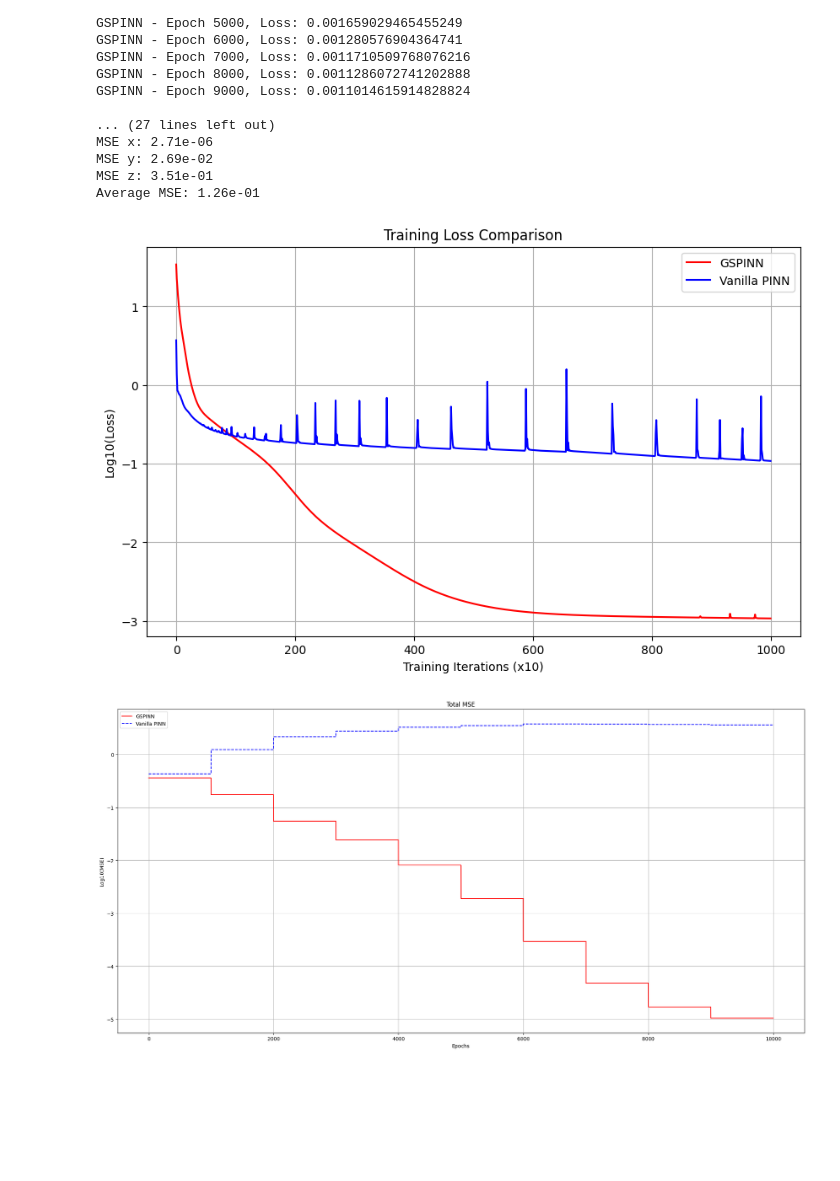
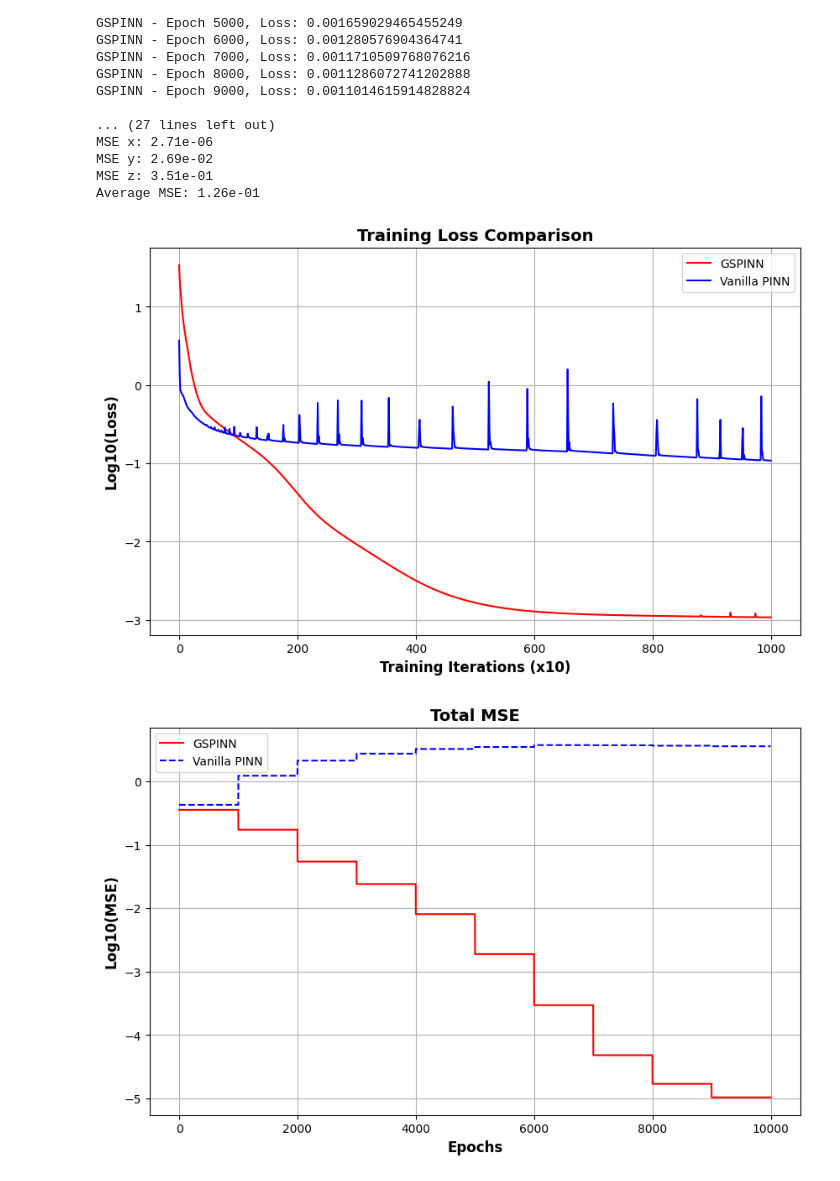
Before and after one commit to Hamid-Mofidi/PINNs_on_Multiple_timescale_dynamics, a Jupyter notebook: Traditional_Methods/vanilla-pinn-vs-gspinn.ipynb, the cells around one changed output. Cells and saved outputs as stored; diff of their text form; code cells hidden in the pictures; blank space fills up the shorter version.

```diff
--- a/Traditional_Methods/vanilla-pinn-vs-gspinn.ipynb
+++ b/Traditional_Methods/vanilla-pinn-vs-gspinn.ipynb
@@ -584,30 +584,27 @@ Average MSE: 1.26e-01
 # %%
 plt.figure(figsize=(10, 6))
 plt.plot(np.log10(loss_values_multiscale[::10]), 'r-', label='GSPINN')
 plt.plot(np.log10(loss_values_vanilla[::10]), 'b-', label='Vanilla PINN')
-plt.xlabel('Training Iterations (x10)')
-plt.ylabel('Log10(Loss)')
-plt.title('Training Loss Comparison')
+plt.xlabel('Training Iterations (x10)', fontsize=12, fontweight='bold')
+plt.ylabel('Log10(Loss)', fontsize=12, fontweight='bold')
+plt.title('Training Loss Comparison', fontsize=14, fontweight='bold')
 plt.legend()
 plt.grid(True)
 plt.show()
 
-plt.figure(figsize=(20, 10))
+plt.figure(figsize=(10, 6))
 epochs = np.arange(0, epoch_num, 100)
 plt.plot(np.log10(mse_history_multiscale['total']), 'r-', label='GSPINN')
 plt.plot(np.log10(mse_history_vanilla['total']), 'b--', label='Vanilla PINN')
-plt.xlabel('Epochs')
-plt.ylabel('Log10(MSE)')
-plt.title('Total MSE')
+plt.xlabel('Epochs', fontsize=12, fontweight='bold')
+plt.ylabel('Log10(MSE)', fontsize=12, fontweight='bold')
+plt.title('Total MSE', fontsize=14, fontweight='bold')
 plt.grid(True)
 plt.legend()
-
-
-plt.tight_layout()
 plt.show()
 # %% [output]
-[figure, old version]
+[figure, new version]
-[figure, old version]
+[figure, new version]
 # %%
 # 3D
 fig = plt.figure(figsize=(12, 6))
```
Also changed, not shown: parts of 1 cell of this notebook.
